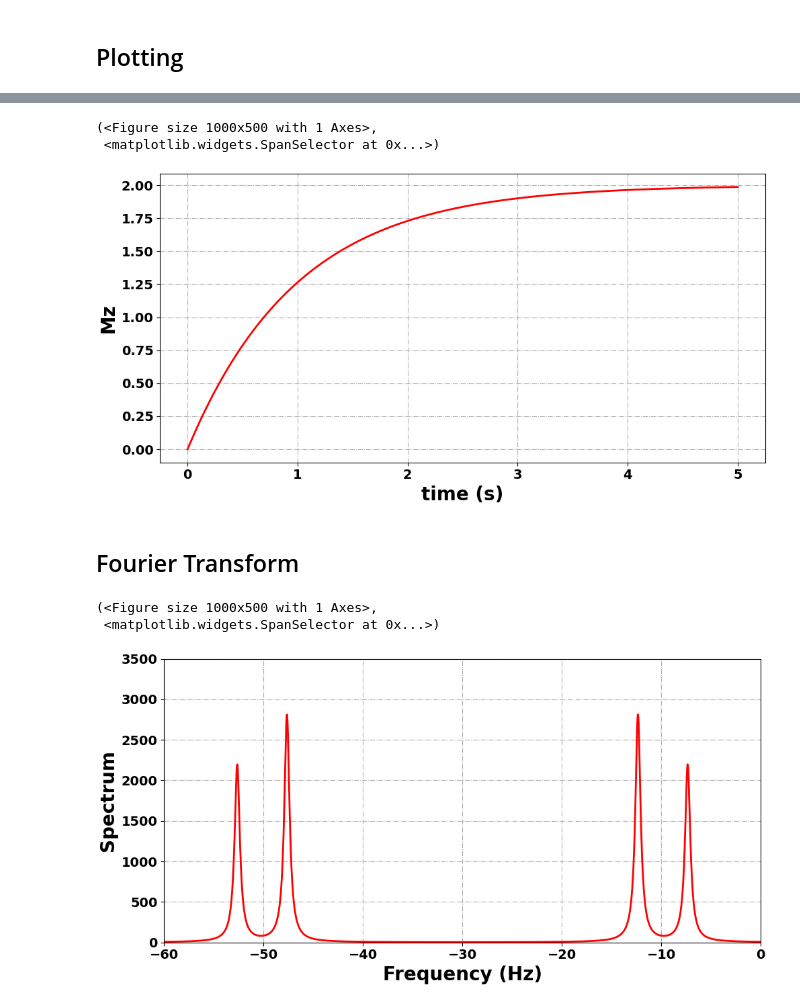
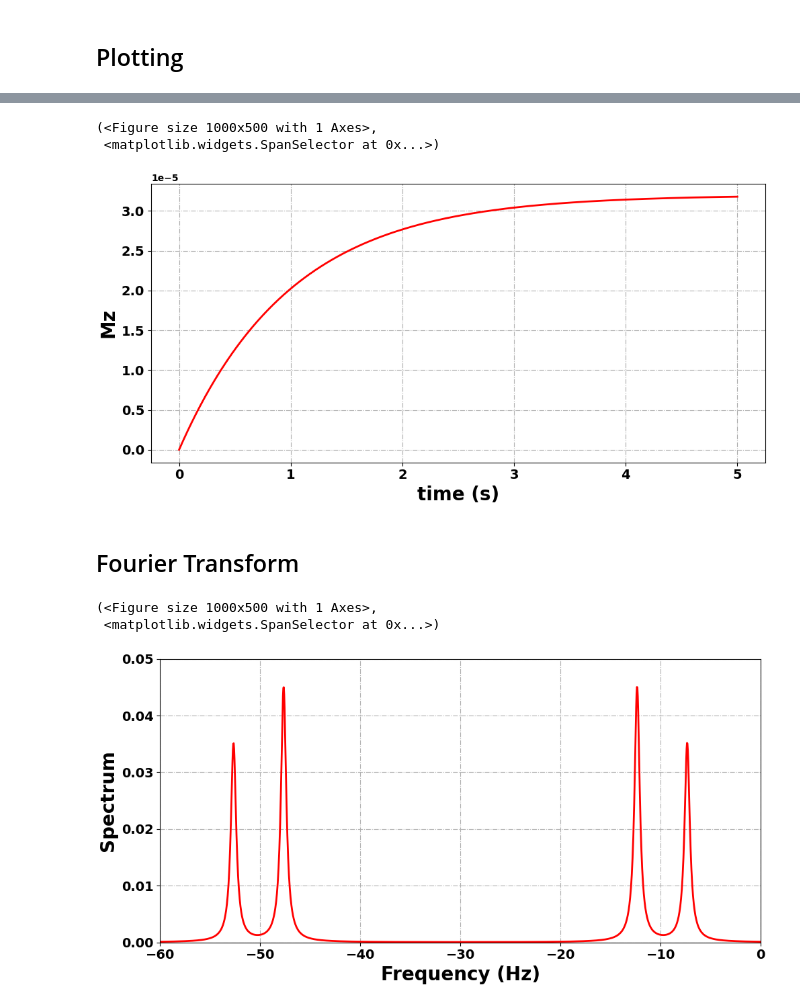
Before and after one commit to VThalakottoor/PyOR, a Jupyter notebook: Examples/Liquid_State_NMR_1D/1D_Pulse_Acquisition.ipynb, the cells around one changed output, grey strips where cells are left out. Saved outputs shown, nothing was run; the diff lists cells and outputs as text; code cells hidden in the pictures.

```diff
--- a/Examples/Liquid_State_NMR_1D/1D_Pulse_Acquisition.ipynb
+++ b/Examples/Liquid_State_NMR_1D/1D_Pulse_Acquisition.ipynb
@@ -147,17 +128,16 @@ Basis_Zeeman, dic_Zeeman, coh_Zeeman, coh_Zeeman_array = BS.ProductOperators_Zee
 # %%
 DM = DensityMatrix(QS,Ham)
 
-Thermal_DensMatrix = False
-
+Thermal_DensMatrix = True
 if Thermal_DensMatrix:
     # High Temperature
     HT_approx = False
 
     # Initial Density Matrix
-    rho_in = DM.EqulibriumDensityMatrix(QS.Ispintemp,HT_approx)
+    rho_in = DM.EquilibriumDensityMatrix(QS.Ispintemp,HT_approx)
 
     # Equlibrium Density Matrix
-    rhoeq = DM.EqulibriumDensityMatrix(QS.Fspintemp,HT_approx)
+    rhoeq = DM.EquilibriumDensityMatrix(QS.Fspintemp,HT_approx)
 else:
     rho_in = QS.Az + QS.Bz
     rhoeq = QS.Az + QS.Bz
@@ -244,7 +227,7 @@ plot.Plotting_SpanSelector(t,Mz,"time (s)","Mz","red")
 # %% [output]
 (<Figure size 1000x500 with 1 Axes>,
  <matplotlib.widgets.SpanSelector at 0x...>)
-[figure, old version]
+[figure, new version]
 # %% [markdown]
 ## Fourier Transform
 # %%
@@ -252,10 +235,10 @@ freq, spectrum = Spro.FourierTransform(Mt,QS.AcqFS,5)
 # %%
 plot.PlotFigureSize = (10,5)
 plot.PlotFontSize = 20
 plot.PlotXlimt= (-60,0)
-plot.PlotYlimt= (0,3500)
+plot.PlotYlimt= (0,0.05)
 plot.Plotting_SpanSelector(freq,spectrum,"Frequency (Hz)","Spectrum","red")
 # %% [output]
 (<Figure size 1000x500 with 1 Axes>,
  <matplotlib.widgets.SpanSelector at 0x...>)
-[figure, old version]
+[figure, new version]
```
Also changed, not shown: parts of 13 cells of this notebook, 2 other files.
